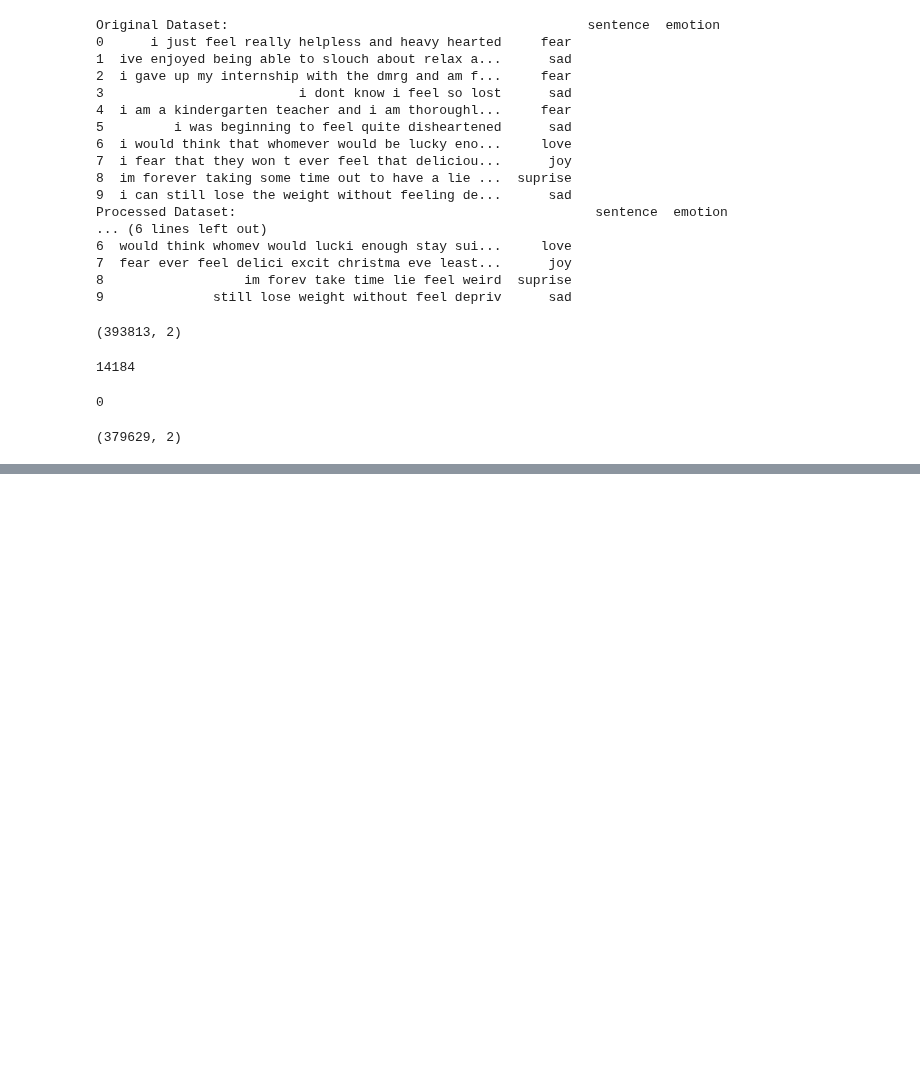
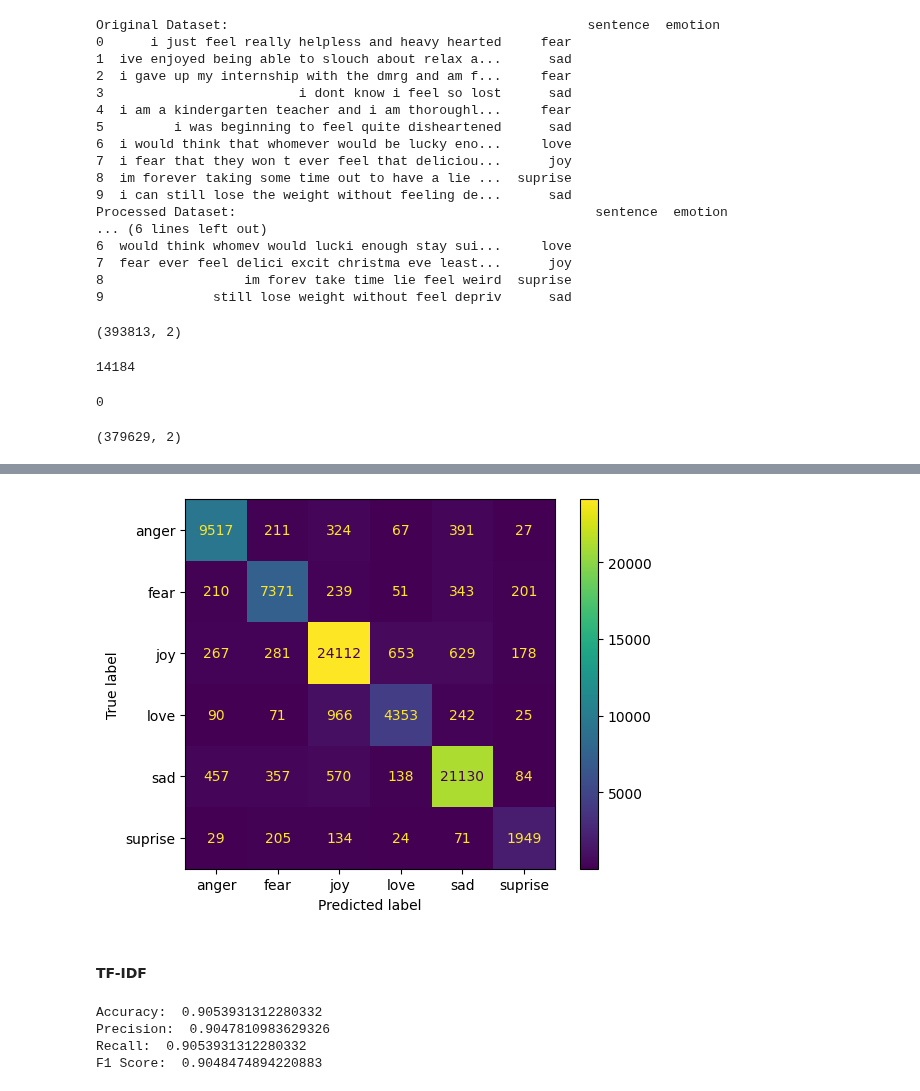
Before and after one commit to SMNahian270/NLP_Project_Emotion-Detection, a Jupyter notebook: nabil.ipynb, the cells around one changed output, grey strips where cells are left out. Saved outputs shown, nothing was run; the diff lists cells and outputs as text; code cells hidden in the pictures; blank space fills up the shorter version.

```diff
--- a/nabil.ipynb
+++ b/nabil.ipynb
@@ -517,0 +611,7 @@ copy_d2.to_csv('emotion_dataset_2.csv', index = False)
+# %%
+dataset_2 = dataset_2.dropna()
+dataset_2['sentence'] = dataset_2['sentence'].apply(preprocess)
+dataset_2 = dataset_2[dataset_2['sentence'].str.strip() != '']
+dataset_2 = dataset_2.drop_duplicates(subset=['sentence'])
+print(dataset_2.shape)
+print(dataset_2.head())
@@ -517,0 +691,5 @@ copy_d2.to_csv('emotion_dataset_2.csv', index = False)
+# %%
+X_2 = dataset_2['sentence']
+y_2 = dataset_2['emotion']
+
+X2_train, X2_test, y2_train, y2_test = train_test_split(X_2, y_2, test_size=0.2, random_state=42, stratify=y_2)
@@ -517,0 +716,27 @@ copy_d2.to_csv('emotion_dataset_2.csv', index = False)
+# %%
+cm_2_bow = confusion_matrix(y2_test, pred_2_bow)
+disp_2_bow = ConfusionMatrixDisplay(confusion_matrix=cm_2_bow, display_labels=svm_2_bow.classes_)
+disp_2_bow.plot()
+plt.show()
+# %% [output]
+[figure, added]
+# %% [markdown]
+#### TF-IDF
+# %%
+tfidf_2 = TfidfVectorizer()
+X2_train_tfidf = tfidf_2.fit_transform(X2_train)
+X2_test_tfidf = tfidf_2.transform(X2_test)
+
+svm_2_tfidf = LinearSVC()
+svm_2_tfidf.fit(X2_train_tfidf, y2_train)
+pred_2_tfidf = svm_2_tfidf.predict(X2_test_tfidf)
+
+print("Accuracy: ", accuracy_score(y2_test, pred_2_tfidf))
+print("Precision: ", precision_score(y2_test, pred_2_tfidf, average='weighted'))
+print("Recall: ", recall_score(y2_test, pred_2_tfidf, average='weighted'))
+print("F1 Score: ", f1_score(y2_test, pred_2_tfidf, average='weighted'))
+# %% [output]
+Accuracy:  0.9053931312280332
+Precision:  0.9047810983629326
+Recall:  0.9053931312280332
+F1 Score:  0.9048474894220883
```
Also changed, not shown: parts of 26 cells of this notebook.
